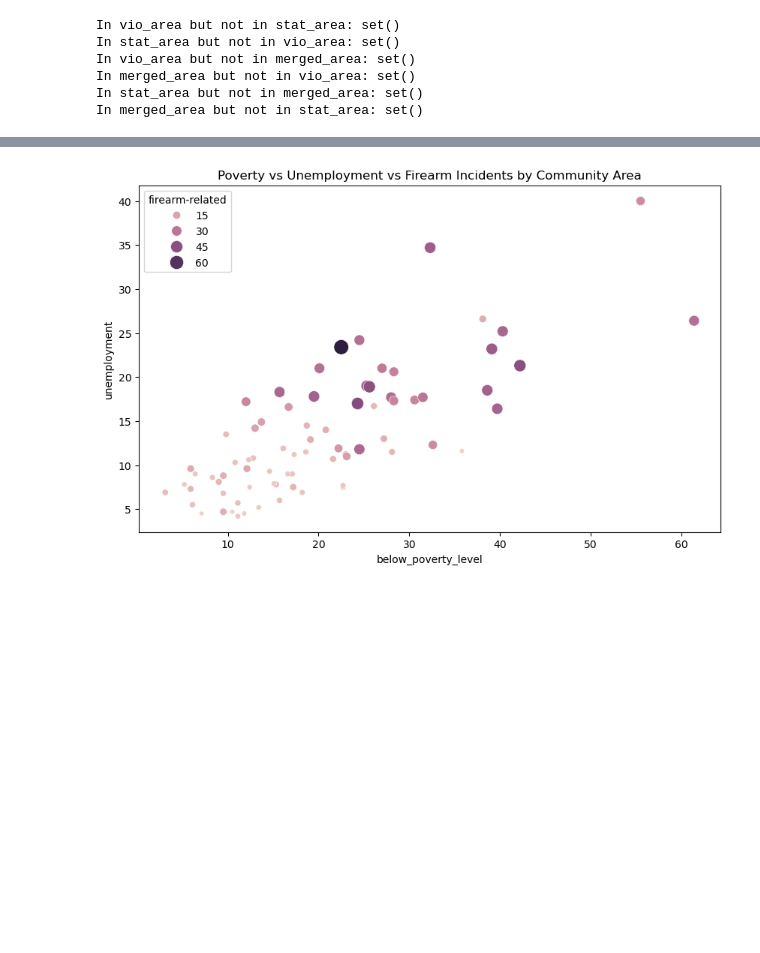
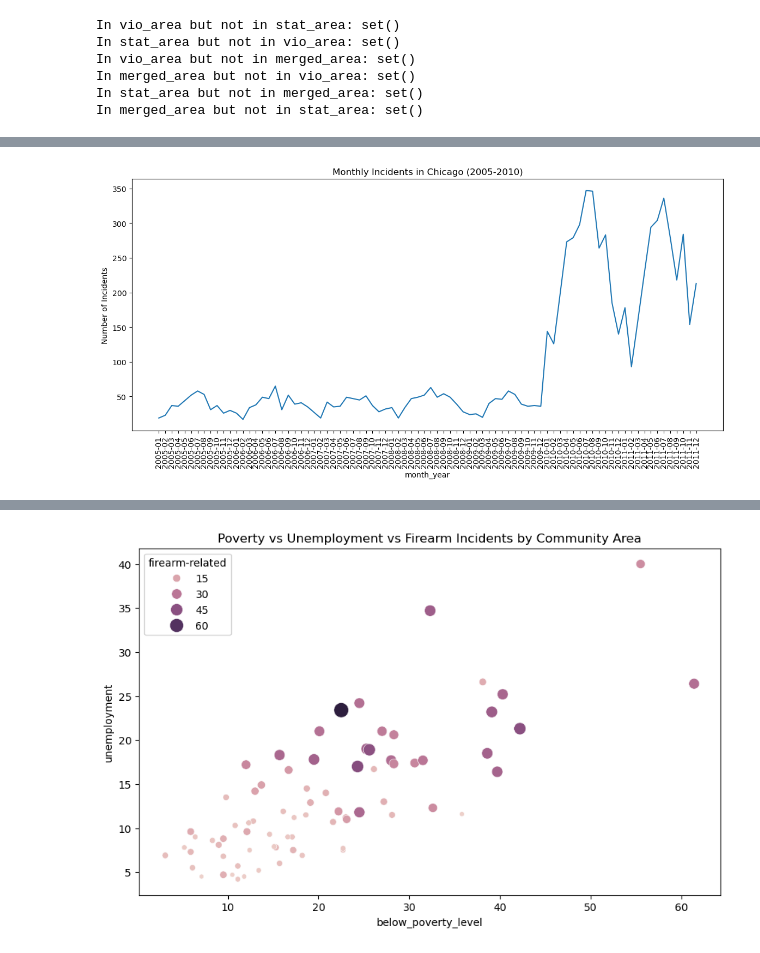
Before and after one commit to YoyoLin008/Lin-Lin, a Jupyter notebook: Datasets/Combined.ipynb, the cells around one changed output, grey strips where cells are left out. Saved outputs shown, nothing was run; the diff lists cells and outputs as text; code cells hidden in the pictures; blank space fills up the shorter version.

```diff
--- a/Datasets/Combined.ipynb
+++ b/Datasets/Combined.ipynb
@@ -110,3 +142,23 @@ In merged_area but not in stat_area: set()
+# %%
+# Overall violence incidents change by year and month.
+df_merged["month_year"] = df_merged["date"].dt.to_period("M")
+
+trend_mon = df_merged.groupby("month_year").size().reset_index(name="incidents")
+trend_mon["month_year"] = trend_mon["month_year"].astype(str)
+
+# Output the results.
+# monthly_trend.head(5)
+# monthly_trend.dtypes
+
+# Line plot.
+plt.figure(figsize=(14, 6))
+sns.lineplot(data=trend_mon, x="month_year", y="incidents")
+plt.xticks(rotation=90)
+plt.title("Monthly Incidents in Chicago (2005-2010)")
+plt.ylabel("Number of Incidents")
+plt.show()
+# %% [output]
+[figure, added]
 # %%
 # Method comes from: https://towardsdatascience.com/plotting-maps-with-geopandas-428c97295a73/
 # Chicago polygons.
```
Also changed, not shown: parts of 30 cells of this notebook.
